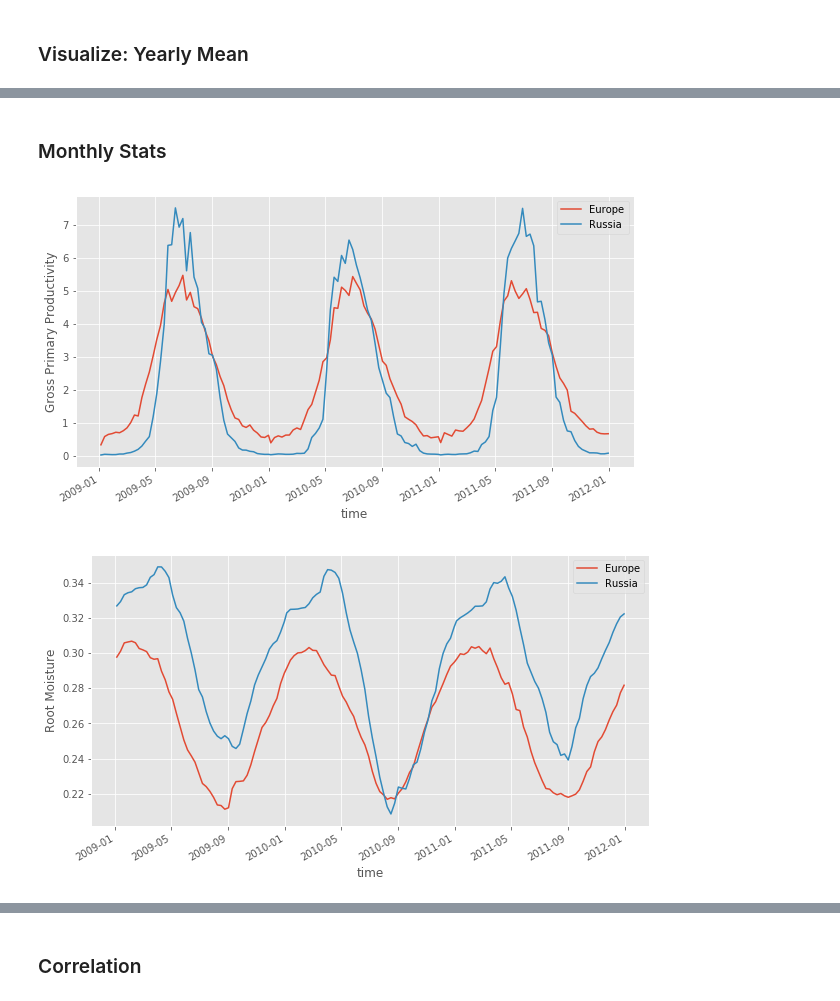
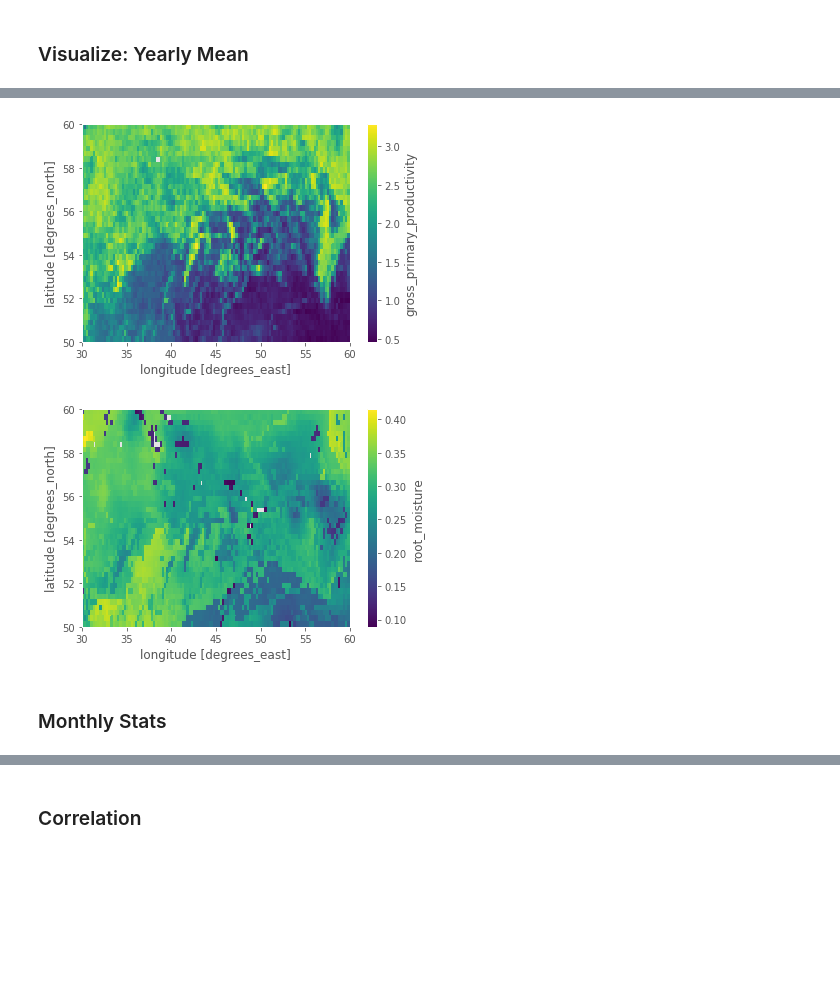
Before and after one commit to IPL-UV/sakame, a Jupyter notebook: notebooks/hsic_dependence/sakame_gpp_rm_explore-Copy1.ipynb, the cells around one changed output, grey strips where cells are left out. Saved outputs shown, nothing was run; the diff lists cells and outputs as text; code cells hidden in the pictures; blank space fills up the shorter version.

```diff
--- a/notebooks/hsic_dependence/sakame_gpp_rm_explore-Copy1.ipynb
+++ b/notebooks/hsic_dependence/sakame_gpp_rm_explore-Copy1.ipynb
@@ -142,2 +57,8 @@ plt.show()
+# %%
+esdc_data.plot_yearly_mean(data_russia.gross_primary_productivity, 'gpp_russia')
+esdc_data.plot_yearly_mean(data_russia.root_moisture, 'rm_russia')
+# %% [output]
+[figure, added]
+[figure, added]
 # %% [markdown]
 ### Monthly Stats
@@ -163,22 +64,0 @@ rm_mean_r = rm_russian.groupby('time.year').mean(dim=['lat', 'lon'])
-# %%
-fig, ax = plt.subplots(figsize=(10, 5), nrows=1, ncols=1)
-
-gpp_mean.plot(ax=ax, label='Europe')
-gpp_mean_r.plot(ax=ax, label='Russia')
-ax.legend()
-ax.set_ylabel('Gross Primary Productivity')
-# ax.set_title('Europe')
-plt.show()
-fig.savefig(figure_path + 'montly_gpp.png')
-
-fig, ax = plt.subplots(figsize=(10, 5), nrows=1, ncols=1)
-
-rm_mean.plot(ax=ax, label='Europe')
-rm_mean_r.plot(ax=ax, label='Russia')
-ax.legend()
-ax.set_ylabel('Root Moisture')
-plt.show()
-fig.savefig(figure_path + 'montly_rm.png')
-# %% [output]
-[figure, removed]
-[figure, removed]
```
Also changed, not shown: parts of 35 cells of this notebook, 37 other files.
